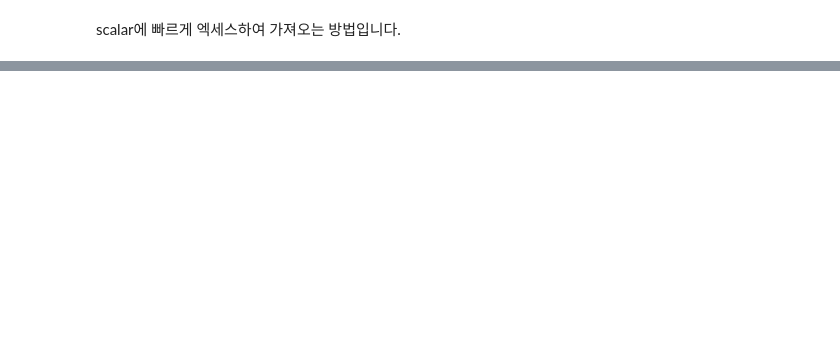
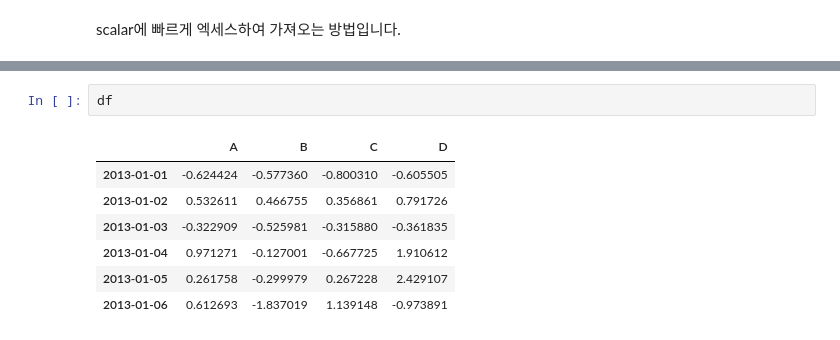
Before and after one commit to HwangHanJae/DataScience_Basic_Tect, a Jupyter notebook: pandas_10minutes_tutorial.ipynb, the cells around one changed output, grey strips where cells are left out. Drawn from its saved outputs; the diff is of its cells as text; blank space fills up the shorter version.

```diff
--- a/pandas_10minutes_tutorial.ipynb
+++ b/pandas_10minutes_tutorial.ipynb
@@ -293,0 +367,10 @@ df.at[dates[0],"A"]
+# %%
+df
+# %% [output]
+|  | A | B | C | D |
+| 2013-01-01 | -0.624424 | -0.577360 | -0.800310 | -0.605505 |
+| 2013-01-02 | 0.532611 | 0.466755 | 0.356861 | 0.791726 |
+| 2013-01-03 | -0.322909 | -0.525981 | -0.315880 | -0.361835 |
+| 2013-01-04 | 0.971271 | -0.127001 | -0.667725 | 1.910612 |
+| 2013-01-05 | 0.261758 | -0.299979 | 0.267228 | 2.429107 |
+| 2013-01-06 | 0.612693 | -1.837019 | 1.139148 | -0.973891 |
```
Also changed, not shown: parts of 41 cells of this notebook.
